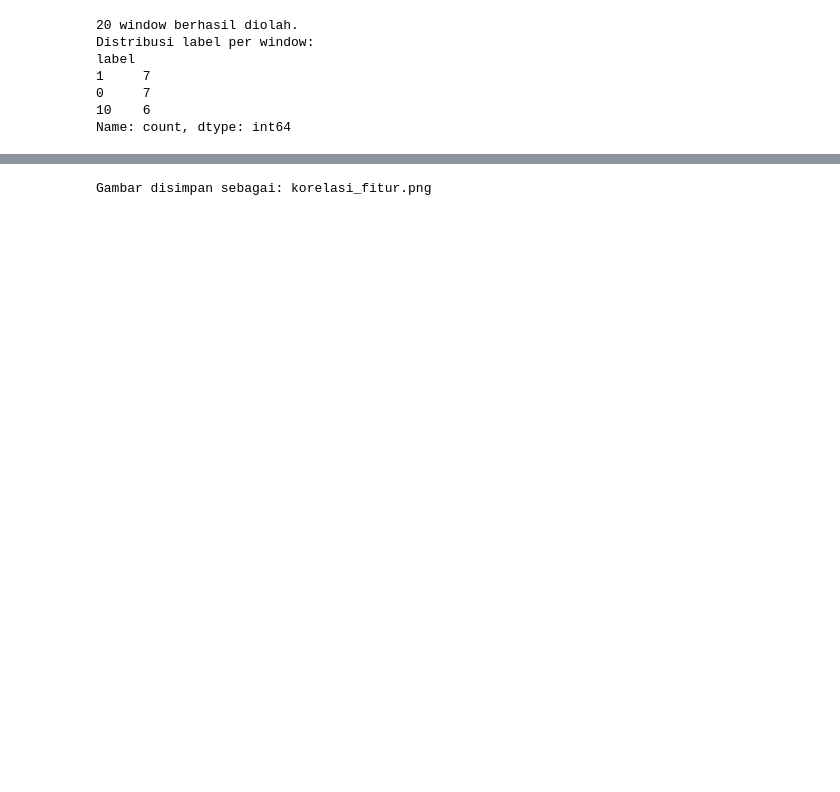
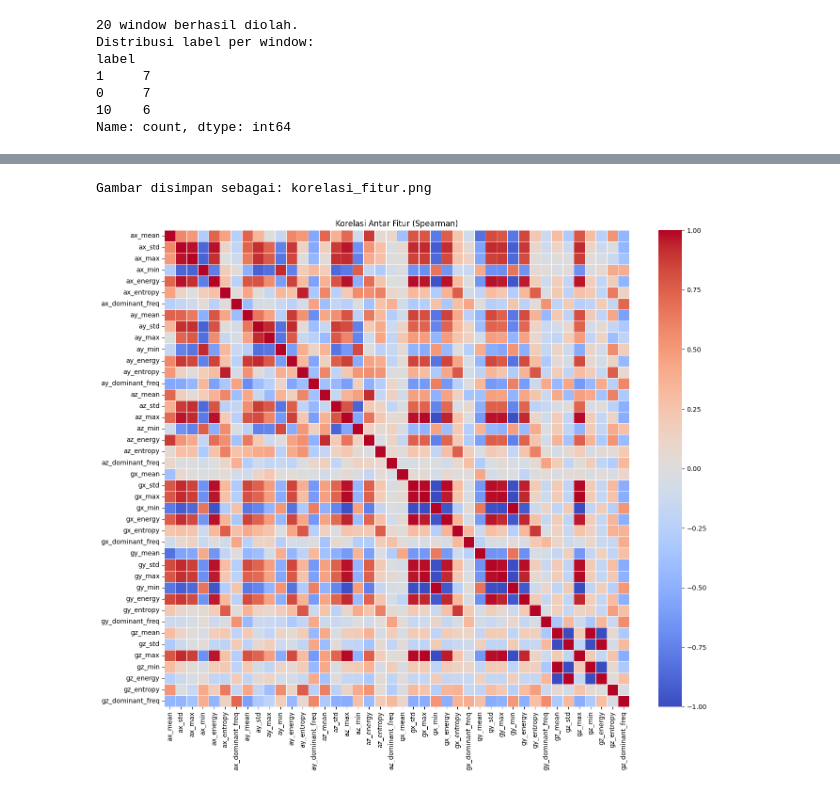
Before and after one commit to verykurniabakti/visenvimu, a Jupyter notebook: imu_data_cleo_ready-pipeline-3.ipynb, the cells around one changed output, grey strips where cells are left out. Cells and saved outputs as stored; diff of their text form; code cells hidden in the pictures; blank space fills up the shorter version.

```diff
--- a/imu_data_cleo_ready-pipeline.ipynb
+++ b/imu_data_cleo_ready-pipeline-3.ipynb
@@ -564,19 +567,20 @@ Passing `palette` without assigning `hue` is deprecated and will be removed in v
 # %%
 # Hanya fitur numerik (drop kolom 'label' untuk korelasi)
 corr = features_df.drop(columns=['label']).corr()
 
 plt.figure(figsize=(14,12))
 sns.heatmap(corr, cmap='coolwarm', annot=False, linewidths=0.5)
-plt.title("🔗 Korelasi Antar Fitur (Spearman)")
+plt.title("Korelasi Antar Fitur (Spearman)")
 plt.tight_layout()
 
 plt.savefig("korelasi_fitur.png", dpi=300)  # Simpan dulu!
 print("Gambar disimpan sebagai: korelasi_fitur.png")
 
 plt.show()  # Baru tampilkan
 plt.close()  # Tutup figure agar tidak bentrok dengan plot berikutnya
 # %% [output]
 Gambar disimpan sebagai: korelasi_fitur.png
+[figure, added]
 # %%
 def run_safe_cleo_pipeline(
     features_df,
```
Also changed, not shown: parts of 7 cells of this notebook, 5 other files.
